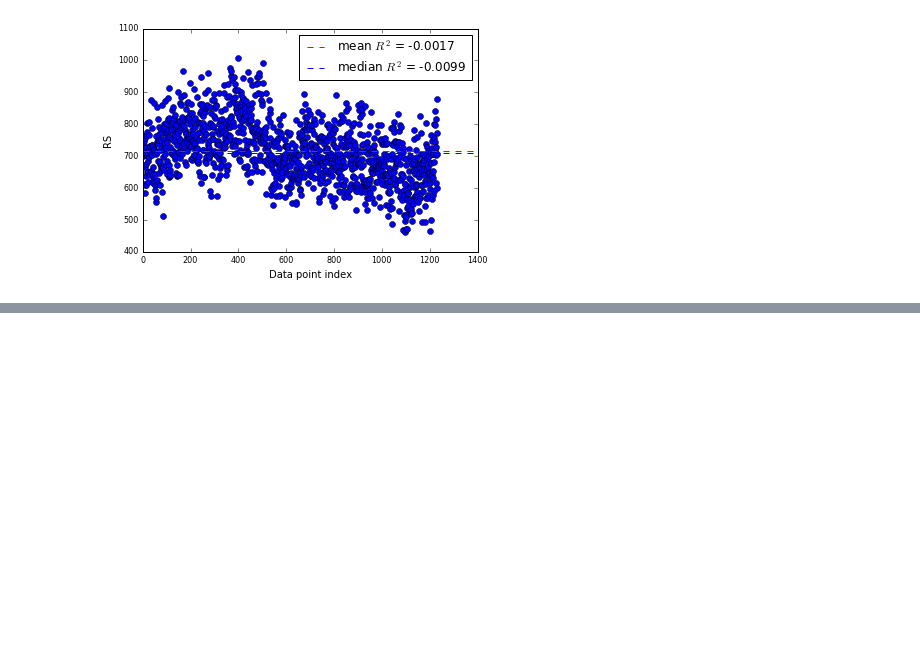
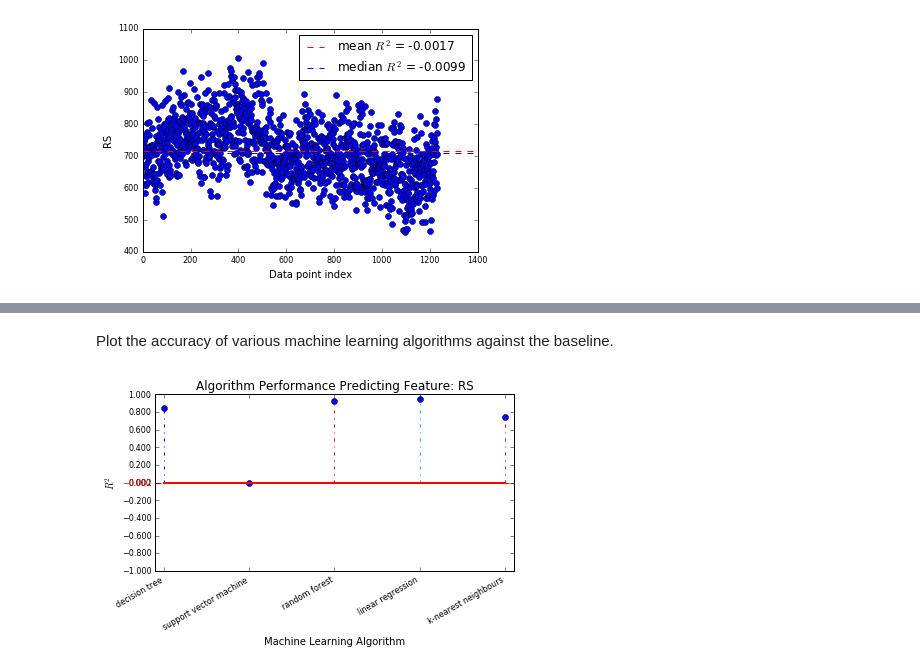
Before and after one commit to Hugoos/TestAutoNotebook, a Jupyter notebook: 41021.ipynb, the cells around one changed output, grey strips where cells are left out. Saved outputs shown, nothing was run; the diff lists cells and outputs as text; code cells hidden in the pictures; blank space fills up the shorter version.

```diff
--- a/41021.ipynb
+++ b/41021.ipynb
@@ -28,3 +30,5 @@ Because this is higher than 5% of the dataset we assume that this is a **regress
+# %%
+comp = 50000000000000
 # %% [markdown]
 Calculate baseline accuracy for regression problems using scikit-learn DummyRegressor.
 # %%
@@ -55,11 +59,14 @@ def plot_regBaseline(scores, y):
     plt.axhline(y=np.mean(y), color='r', linestyle='--', label='mean '+ r"$R^2$" + ' = ' + str(round(scores['mean'],4)))
     plt.axhline(y=np.median(y), color='b', linestyle='--', label='median '+ r"$R^2$" + ' = ' + str(round(scores['median'],4)))
 
+    maxBaseline = strats[max(strats, key=strats.get)]
+
     ax.set_xlabel('Data point index')
     ax.set_ylabel(data.default_target_attribute)
 
     plt.legend()
     plt.show()
+    return maxBaseline
 # %% [markdown]
 Generates a plot of the accuracy of the machinelearning algorithms against the baseline.
 # %%
@@ -187,6 +198,7 @@ The strategies work as follow according to the sciki-learn API:
 [More information.](http://scikit-learn.org/stable/modules/generated/sklearn.dummy.DummyRegressor.html)
 # %%
 scores, y = regBaseline(data)
-plot_regBaseline(scores, y)
+maxBaseline = plot_regBaseline(scores, y)
+strats = {}
 # %% [output]
 [figure]
@@ -212,0 +455,30 @@ print(acc)
+# %%
+#Runs the regression k-nearest neighbours algorithm on the dataset
+from sklearn.neighbors import KNeighborsRegressor
+#Running default values, it is recommended to experiment with the values of the parameters below.
+clf = KNeighborsRegressor(n_neighbors = 5, weights = "uniform", algorithm = "auto")
+X, y, features = data.get_data(target=data.default_target_attribute, return_attribute_names=True);
+X_train, X_test, y_train, y_test = train_test_split(X, y, random_state=0)
+
+X_train = np.nan_to_num(X_train)
+X_test = np.nan_to_num(X_test)
+y_test = np.nan_to_num(y_test)
+y_train = np.nan_to_num(y_train)
+
+p = len(features)
+n = len(X_train)
+#computational complexity O(n * p)
+complexity = n * p
+
+if complexity <= comp or comp == -1:
+    clf.fit(X_train, y_train)
+    acc = clf.score(X_test, y_test)
+    strats['k-nearest neighbours'] = acc
+else:
+    print("computation complexity too high, please run manually if desired.")
+# %% [markdown]
+Plot the accuracy of various machine learning algorithms against the baseline.
+# %%
+plot_alg(strats,maxBaseline)
+# %% [output]
+[figure, added]
```
Also changed, not shown: parts of 12 cells of this notebook, 7 other files.
